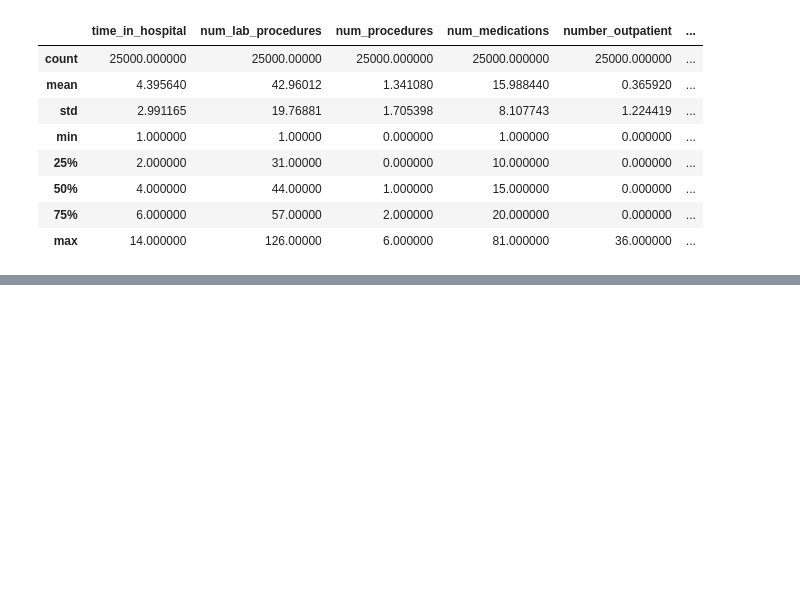
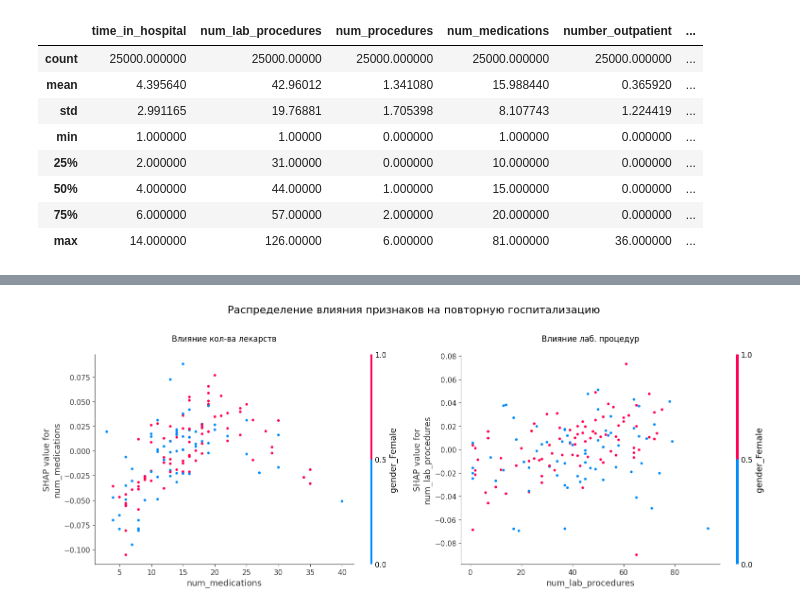
Before and after one commit to Grashch/Kaggle_tasks, a Jupyter notebook: SHAP_Values.ipynb, the cells around one changed output, grey strips where cells are left out. Saved outputs shown, nothing was run; the diff lists cells and outputs as text; code cells hidden in the pictures; blank space fills up the shorter version.

```diff
--- a/SHAP_Values.ipynb
+++ b/SHAP_Values.ipynb
@@ -430,0 +505,30 @@ shap.summary_plot(shap_values[:,:,1], small_val_X)
+# %%
+# 1. Создаем фигуру (1 ряд, 2 колонки)
+fig, (ax1, ax2) = plt.subplots(1, 2, figsize=(16, 6))
+
+# 2. Левый график: отключаем автоматический поиск взаимодействий (interaction_index=None)
+shap.dependence_plot('num_medications',
+                     shap_values[:, :, 1], # Используем срез для нужного класса
+                     small_val_X,
+                     ax=ax1,
+                     interaction_index='gender_Female', # Добавили цветовую раскраску (взаимодействие)
+                     show=False)
+ax1.set_title("Влияние кол-ва лекарств", pad=20)
+
+# 3. Правый график
+shap.dependence_plot('num_lab_procedures',
+                     shap_values[:, :, 1],
+                     small_val_X,
+                     ax=ax2,
+                     interaction_index='gender_Female', # Добавили цветовую раскраску (взаимодействие)
+                     show=False)
+ax2.set_title("Влияние лаб. процедур", pad=20)
+
+# 4. Общий заголовок
+plt.suptitle("Распределение влияния признаков на повторную госпитализацию", fontsize=16, y=1.02)
+
+# 5. Подгонка и вывод
+plt.tight_layout()
+plt.show()
+# %% [output]
+[figure, added]
```
Also changed, not shown: parts of 10 cells of this notebook.
